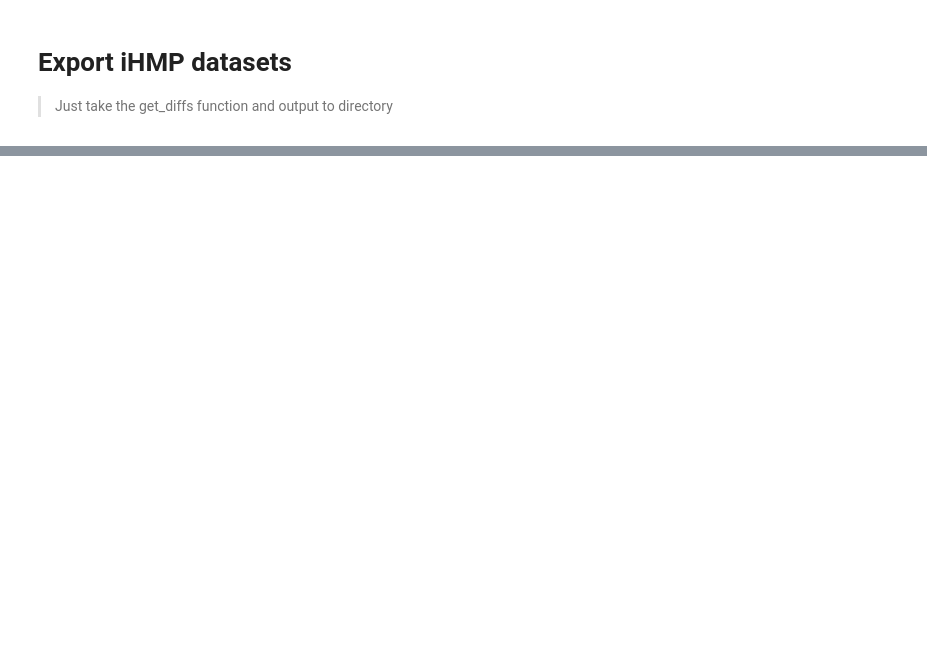
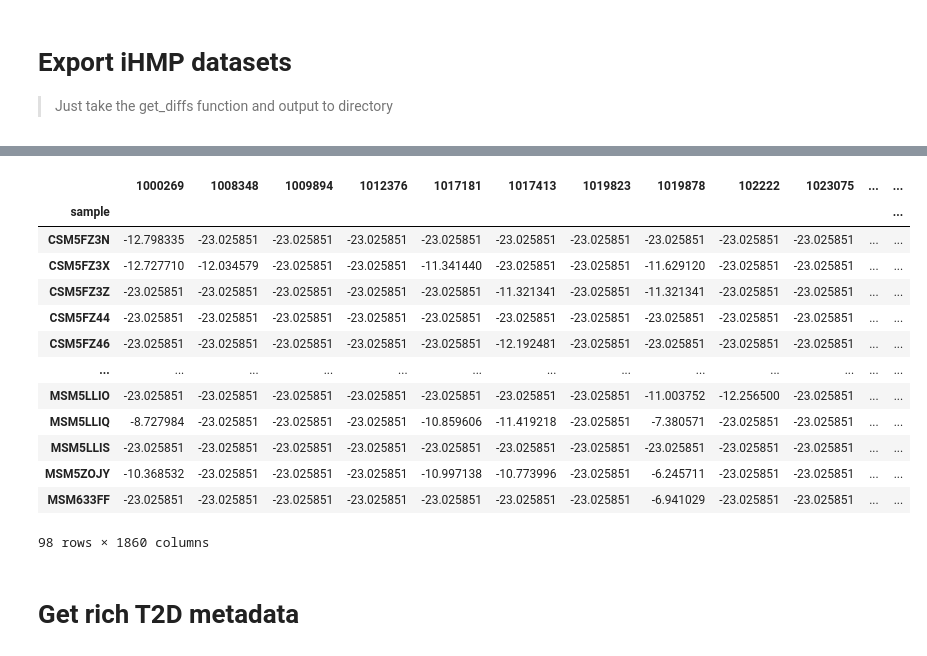
Before and after one commit to pchlenski/phylosig, a Jupyter notebook: 06_export_ihmp_data.ipynb, the cells around one changed output, grey strips where cells are left out. Drawn from its saved outputs; the diff is of its cells as text; code cells hidden in the pictures; blank space fills up the shorter version.

Commit message:
Rich iHMP metadata

```diff
--- a/06_export_ihmp_data.ipynb
+++ b/06_export_ihmp_data.ipynb
@@ -32,0 +23,4 @@ ibd_data
+# %%
+ibd_data, ibd_metadata = get_diffs(
+    "ibd", top_n=None, get_abundances=True, include_metadata=True
+)
@@ -32,0 +58,26 @@ ibd_data
+# %%
+ibd_merged = pd.merge(
+    ibd_data.reset_index().set_index(["site", "patient", "visit"]),
+    metadata2[metadata2["data_type"] == "stool_16S"],
+    left_on="sample",
+    right_on="External ID",
+    how="inner"
+)
+ibd_merged = ibd_merged.set_index("sample")
+
+ibd_merged
+# %% [output]
+|  | 1000269 | 1008348 | 1009894 | 1012376 | 1017181 | 1017413 | 1019823 | 1019878 | 102222 | 1023075 | ... | ... |
+| sample |  |  |  |  |  |  |  |  |  |  |  | ... |
+| CSM5FZ3N | -12.798335 | -23.025851 | -23.025851 | -23.025851 | -23.025851 | -23.025851 | -23.025851 | -23.025851 | -23.025851 | -23.025851 | ... | ... |
+| CSM5FZ3X | -12.727710 | -12.034579 | -23.025851 | -23.025851 | -11.341440 | -23.025851 | -23.025851 | -11.629120 | -23.025851 | -23.025851 | ... | ... |
+| CSM5FZ3Z | -23.025851 | -23.025851 | -23.025851 | -23.025851 | -23.025851 | -11.321341 | -23.025851 | -11.321341 | -23.025851 | -23.025851 | ... | ... |
+| CSM5FZ44 | -23.025851 | -23.025851 | -23.025851 | -23.025851 | -23.025851 | -23.025851 | -23.025851 | -23.025851 | -23.025851 | -23.025851 | ... | ... |
+| CSM5FZ46 | -23.025851 | -23.025851 | -23.025851 | -23.025851 | -23.025851 | -12.192481 | -23.025851 | -23.025851 | -23.025851 | -23.025851 | ... | ... |
+| ... | ... | ... | ... | ... | ... | ... | ... | ... | ... | ... | ... | ... |
+| MSM5LLIO | -23.025851 | -23.025851 | -23.025851 | -23.025851 | -23.025851 | -23.025851 | -23.025851 | -11.003752 | -12.256500 | -23.025851 | ... | ... |
+| MSM5LLIQ | -8.727984 | -23.025851 | -23.025851 | -23.025851 | -10.859606 | -11.419218 | -23.025851 | -7.380571 | -23.025851 | -23.025851 | ... | ... |
+| MSM5LLIS | -23.025851 | -23.025851 | -23.025851 | -23.025851 | -23.025851 | -23.025851 | -23.025851 | -23.025851 | -23.025851 | -23.025851 | ... | ... |
+| MSM5ZOJY | -10.368532 | -23.025851 | -23.025851 | -23.025851 | -10.997138 | -10.773996 | -23.025851 | -6.245711 | -23.025851 | -23.025851 | ... | ... |
+| MSM633FF | -23.025851 | -23.025851 | -23.025851 | -23.025851 | -23.025851 | -23.025851 | -23.025851 | -6.941029 | -23.025851 | -23.025851 | ... | ... |
+98 rows × 1860 columns
@@ -32,0 +95,2 @@ ibd_data
+# %% [markdown]
+# Get rich T2D metadata
```
Also changed, not shown: parts of 9 cells of this notebook, 8 other files.
